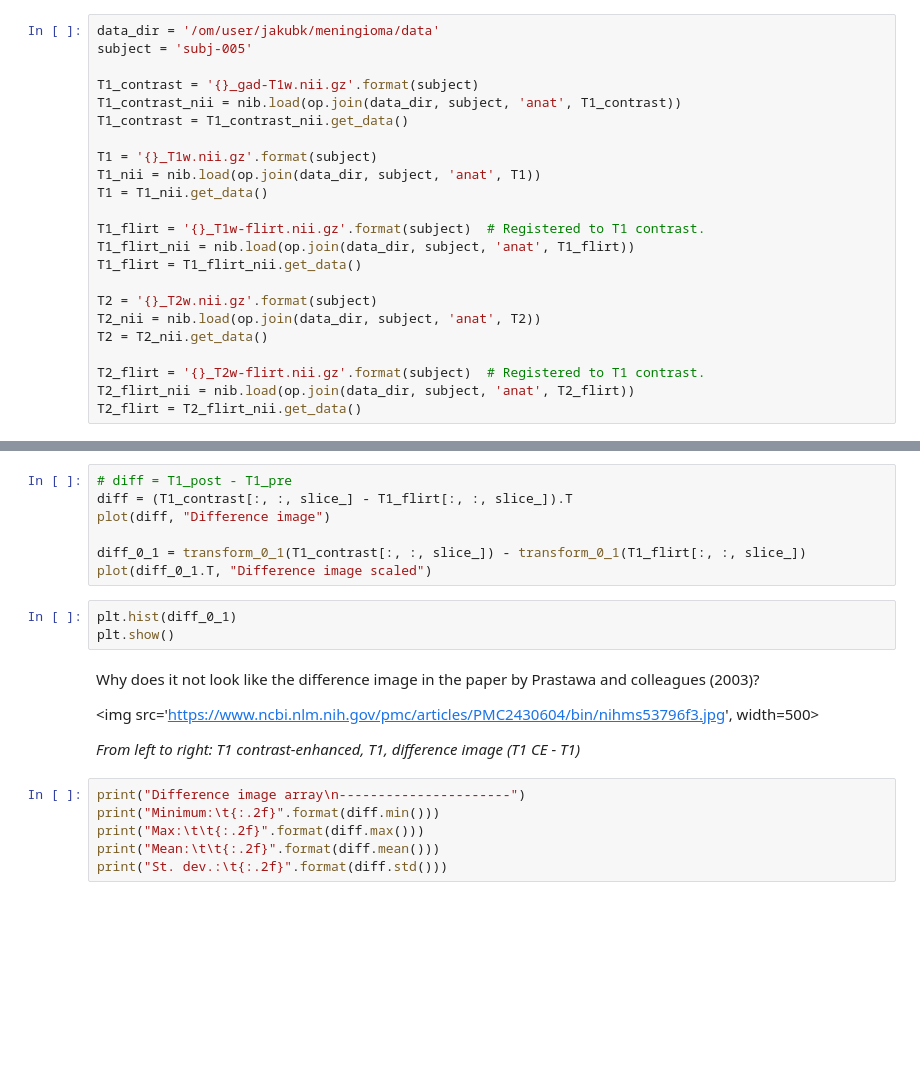
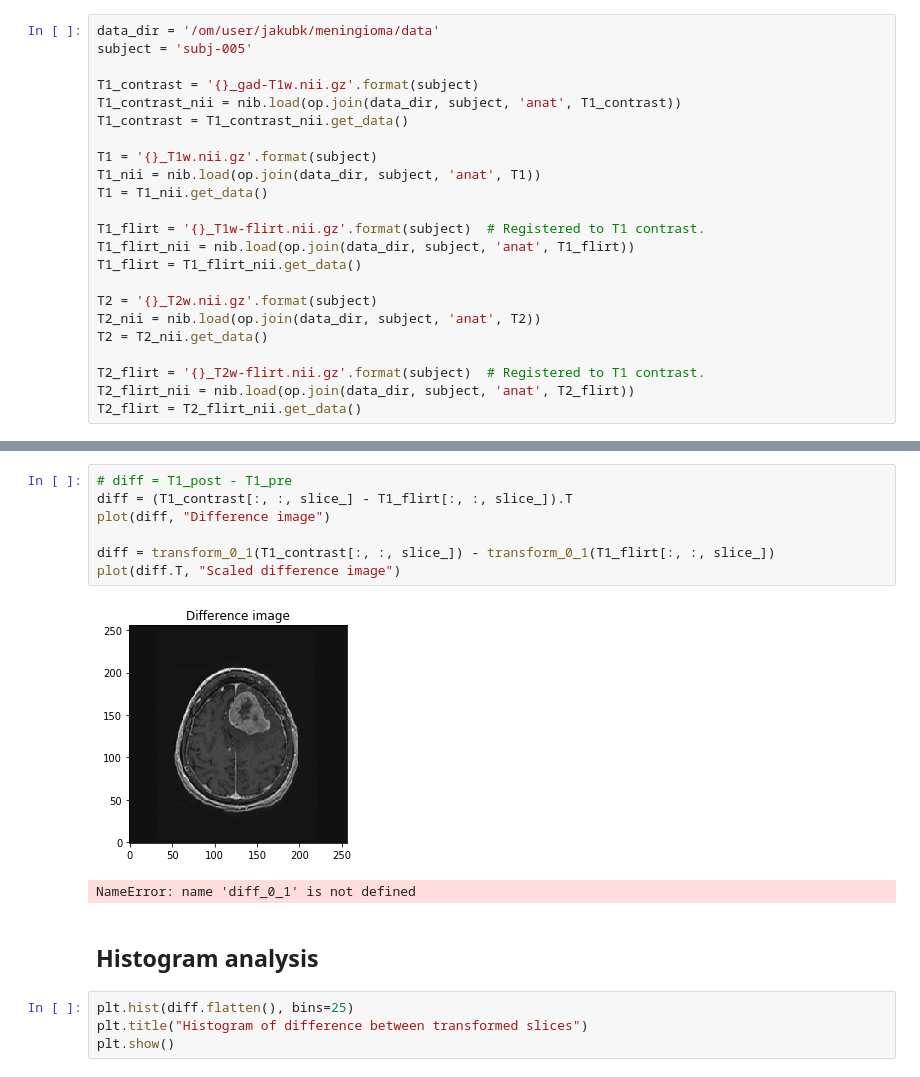
Before and after one commit to kaczmarj/meningioma, a Jupyter notebook: notebooks/Prastawa_etal_2003.ipynb, the cells around one changed output, grey strips where cells are left out. Cells and saved outputs as stored; diff of their text form; blank space fills up the shorter version.

Commit message:
Add histogram analysis

```diff
--- a/notebooks/Prastawa_etal_2003.ipynb
+++ b/notebooks/Prastawa_etal_2003.ipynb
@@ -63,22 +73,16 @@ plot(T1_flirt[:, :, slice_].T, "T1 registered to T1 CE")
 # %%
 # diff = T1_post - T1_pre
 diff = (T1_contrast[:, :, slice_] - T1_flirt[:, :, slice_]).T
 plot(diff, "Difference image")
 
-diff_0_1 = transform_0_1(T1_contrast[:, :, slice_]) - transform_0_1(T1_flirt[:, :, slice_])
-plot(diff_0_1.T, "Difference image scaled")
+diff = transform_0_1(T1_contrast[:, :, slice_]) - transform_0_1(T1_flirt[:, :, slice_])
+plot(diff.T, "Scaled difference image")
+# %% [output]
+[figure, added]
+NameError: name 'diff_0_1' is not defined
-# %%
-plt.hist(diff_0_1)
-plt.show()
-# %% [markdown]
-Why does it not look like the difference image in the paper by Prastawa and colleagues (2003)?
-
-<img src='https://www.ncbi.nlm.nih.gov/pmc/articles/PMC2430604/bin/nihms53796f3.jpg', width=500>
-
-*From left to right: T1 contrast-enhanced, T1, difference image (T1 CE - T1)*
-# %%
-print("Difference image array\n----------------------")
-print("Minimum:\t{:.2f}".format(diff.min()))
-print("Max:\t\t{:.2f}".format(diff.max()))
-print("Mean:\t\t{:.2f}".format(diff.mean()))
-print("St. dev.:\t{:.2f}".format(diff.std()))
+# %% [markdown]
+## Histogram analysis
+# %%
+plt.hist(diff.flatten(), bins=25)
+plt.title("Histogram of difference between transformed slices")
+plt.show()
```
Also changed, not shown: parts of 5 cells of this notebook.
